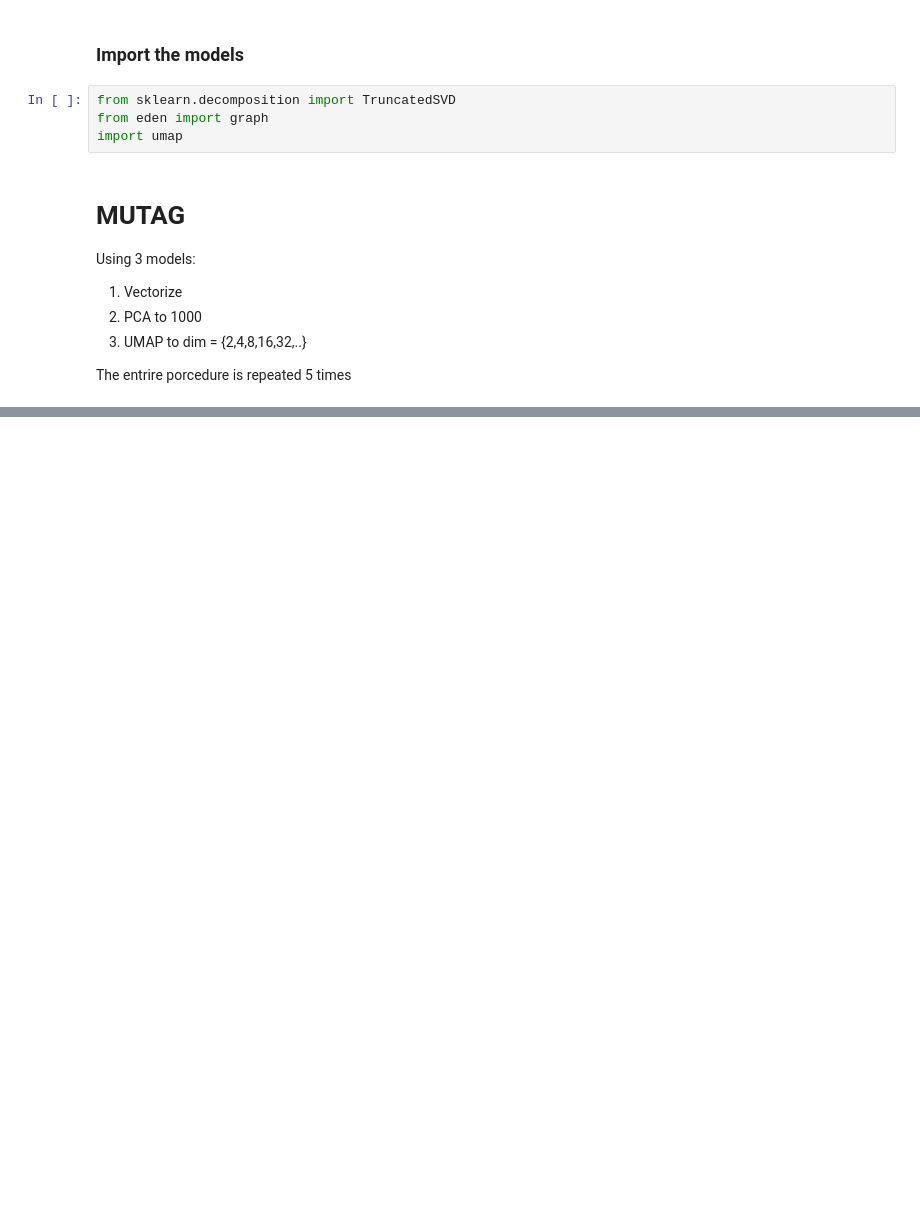
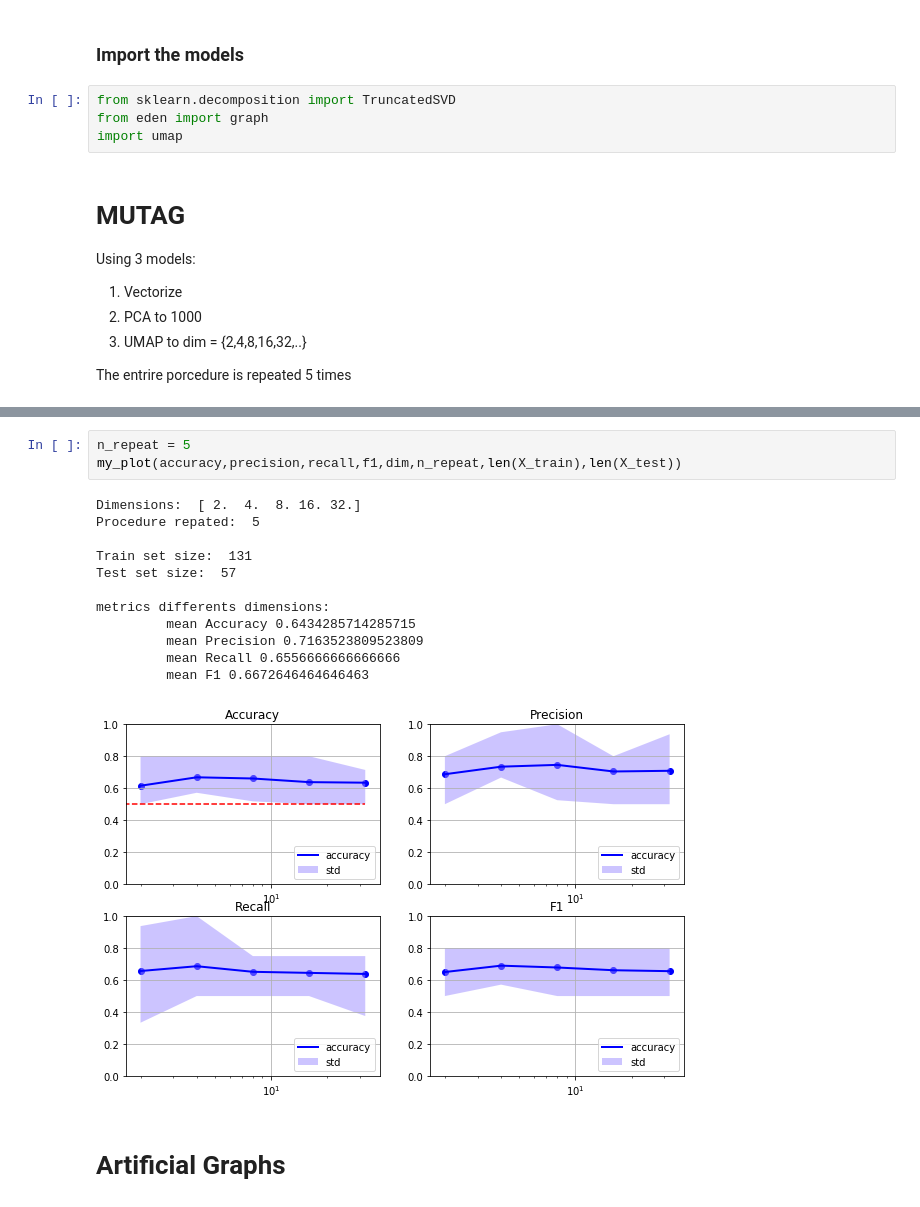
Before and after one commit to AntonioLonga/Master-thesis, a Jupyter notebook: Experiments/Usage_Embedder.ipynb, the cells around one changed output, grey strips where cells are left out. Drawn from its saved outputs; the diff is of its cells as text; blank space fills up the shorter version.

```diff
--- a/Experiments/Usage_Embedder.ipynb
+++ b/Experiments/Usage_Embedder.ipynb
@@ -86,3 +86,21 @@ loop number:  2
 loop number:  3
 loop number:  4
 loop number:  5
+# %%
+n_repeat = 5
+my_plot(accuracy,precision,recall,f1,dim,n_repeat,len(X_train),len(X_test))
+# %% [output]
+Dimensions:  [ 2.  4.  8. 16. 32.]
+Procedure repated:  5
+
+Train set size:  131
+Test set size:  57
+
+metrics differents dimensions:
+         mean Accuracy 0.6434285714285715
+         mean Precision 0.7163523809523809
+         mean Recall 0.6556666666666666
+         mean F1 0.6672646464646463
+[figure, added]
+# %% [markdown]
+# Artificial Graphs
```
Also changed, not shown: parts of 8 cells of this notebook.
